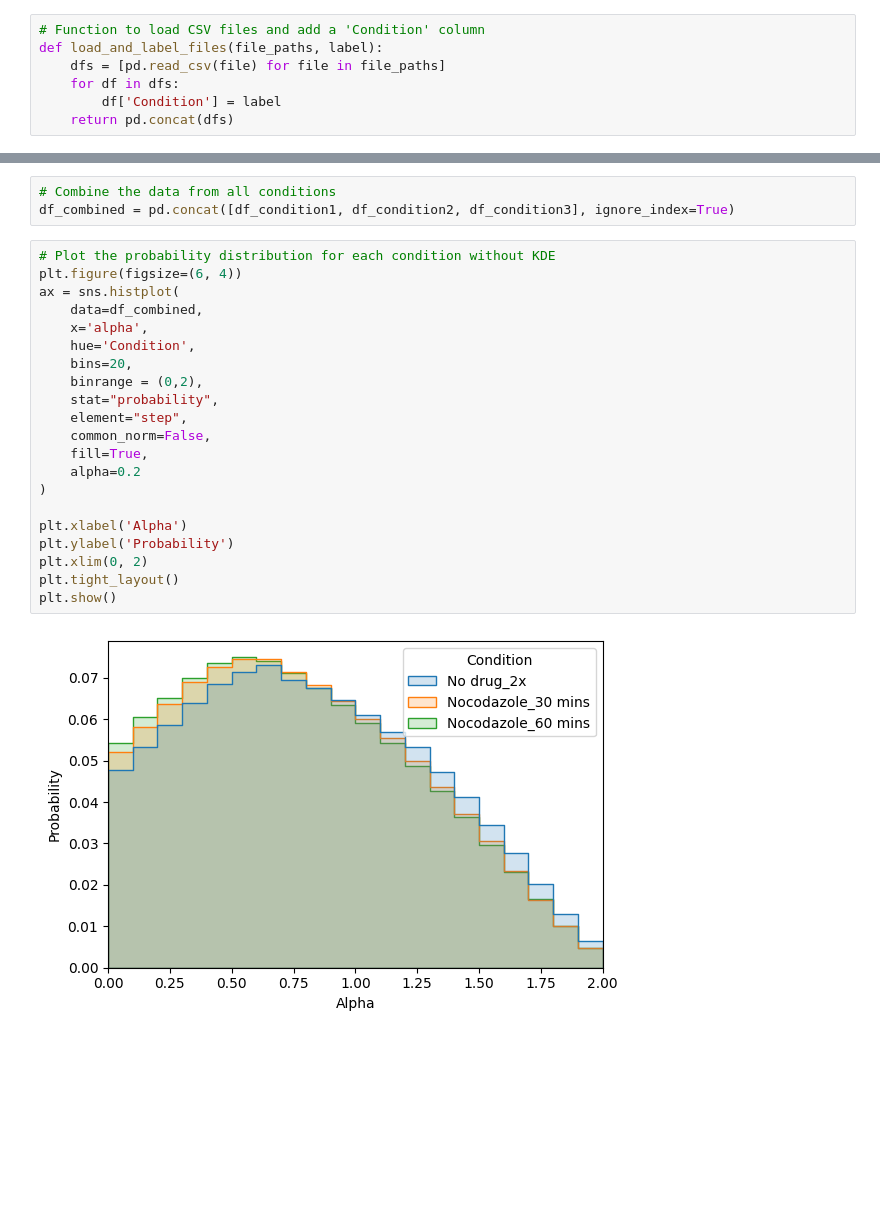
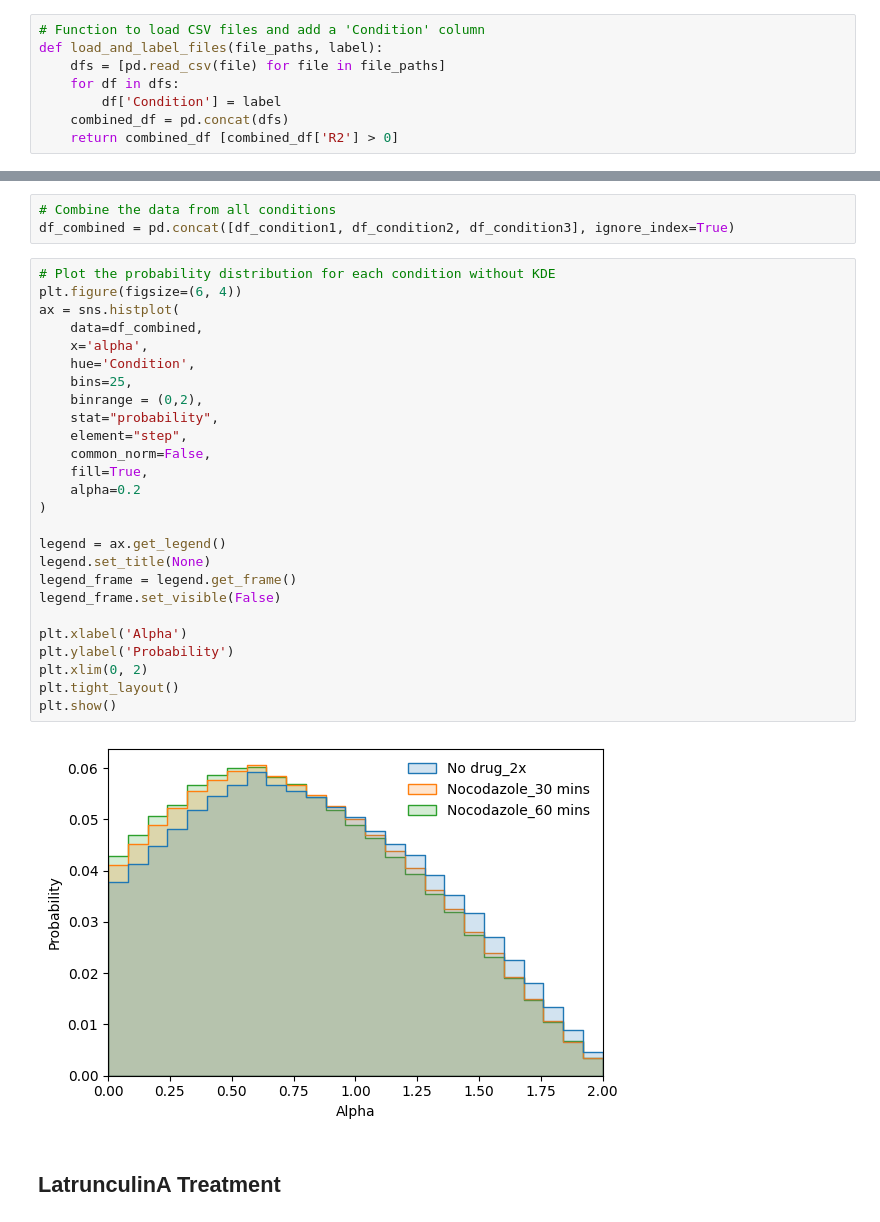
Before and after one commit to walterlab-um/Hyperosmotic_Confinement-Jump, a Jupyter notebook: plots/Running window_alpha component_plot.ipynb, the cells around one changed output, grey strips where cells are left out. Saved outputs shown, nothing was run; the diff lists cells and outputs as text; blank space fills up the shorter version.

```diff
--- a/plots/Running window_alpha component_plot.ipynb
+++ b/plots/Running window_alpha component_plot.ipynb
@@ -28,7 +27,8 @@ def load_and_label_files(file_paths, label):
     dfs = [pd.read_csv(file) for file in file_paths]
     for df in dfs:
         df['Condition'] = label
-    return pd.concat(dfs)
+    combined_df = pd.concat(dfs)
+    return combined_df [combined_df['R2'] > 0]
 # %%
 # Load and label CSV files for each condition
 df_condition1 = load_and_label_files(csv_files_1, 'No drug_2x')
@@ -40,23 +40,30 @@ df_combined = pd.concat([df_condition1, df_condition2, df_condition3], ignore_in
 # %%
 # Plot the probability distribution for each condition without KDE
 plt.figure(figsize=(6, 4))
 ax = sns.histplot(
     data=df_combined,
     x='alpha',
     hue='Condition',
-    bins=20,
+    bins=25,
     binrange = (0,2),
     stat="probability",
     element="step",
     common_norm=False,
     fill=True,
     alpha=0.2
 )
 
+legend = ax.get_legend()
+legend.set_title(None)
+legend_frame = legend.get_frame()
+legend_frame.set_visible(False)
+
 plt.xlabel('Alpha')
 plt.ylabel('Probability')
 plt.xlim(0, 2)
 plt.tight_layout()
 plt.show()
 # %% [output]
-[figure, old version]
+[figure, new version]
+# %% [markdown]
+## LatrunculinA Treatment
```
Also changed, not shown: parts of 9 cells of this notebook.
